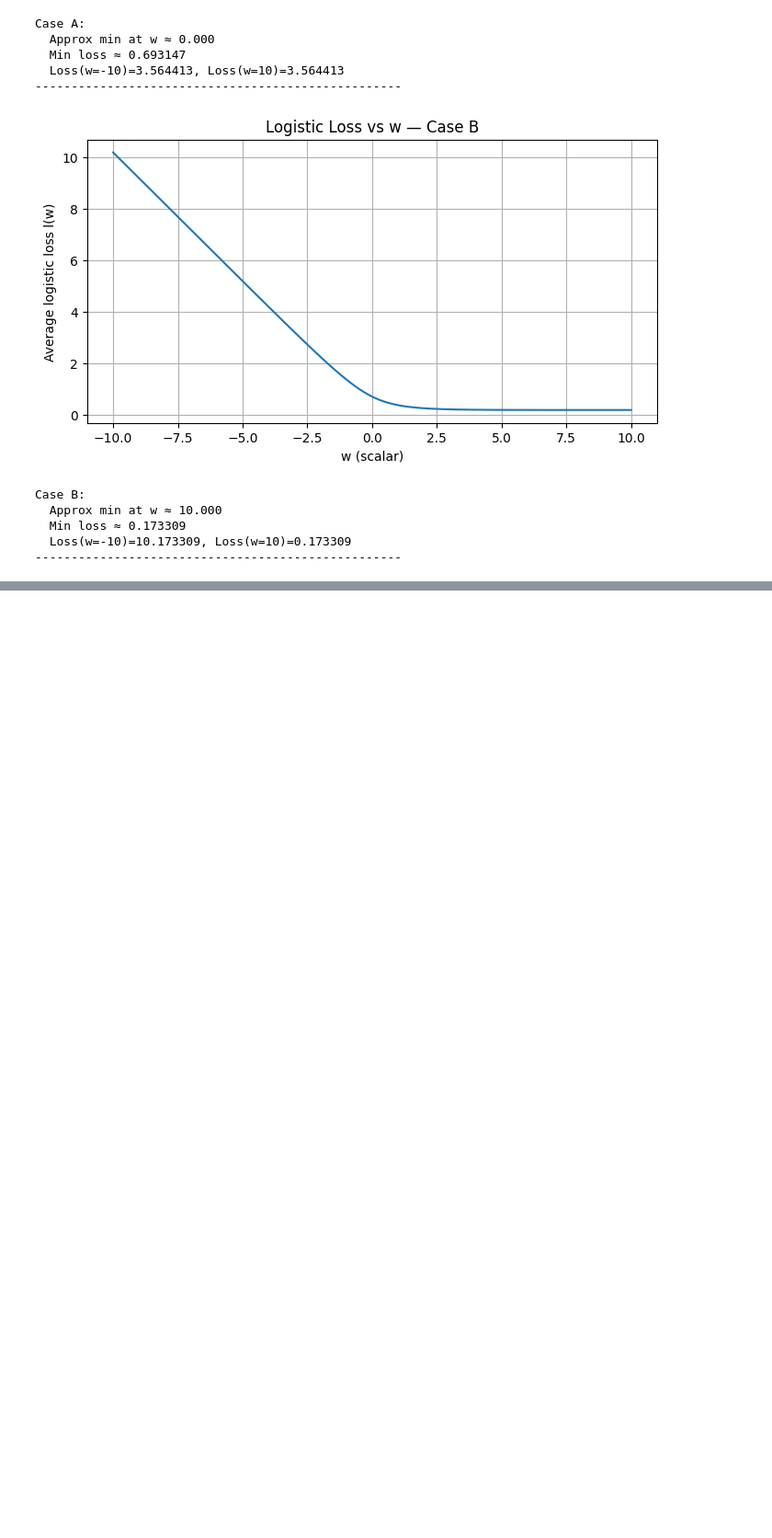
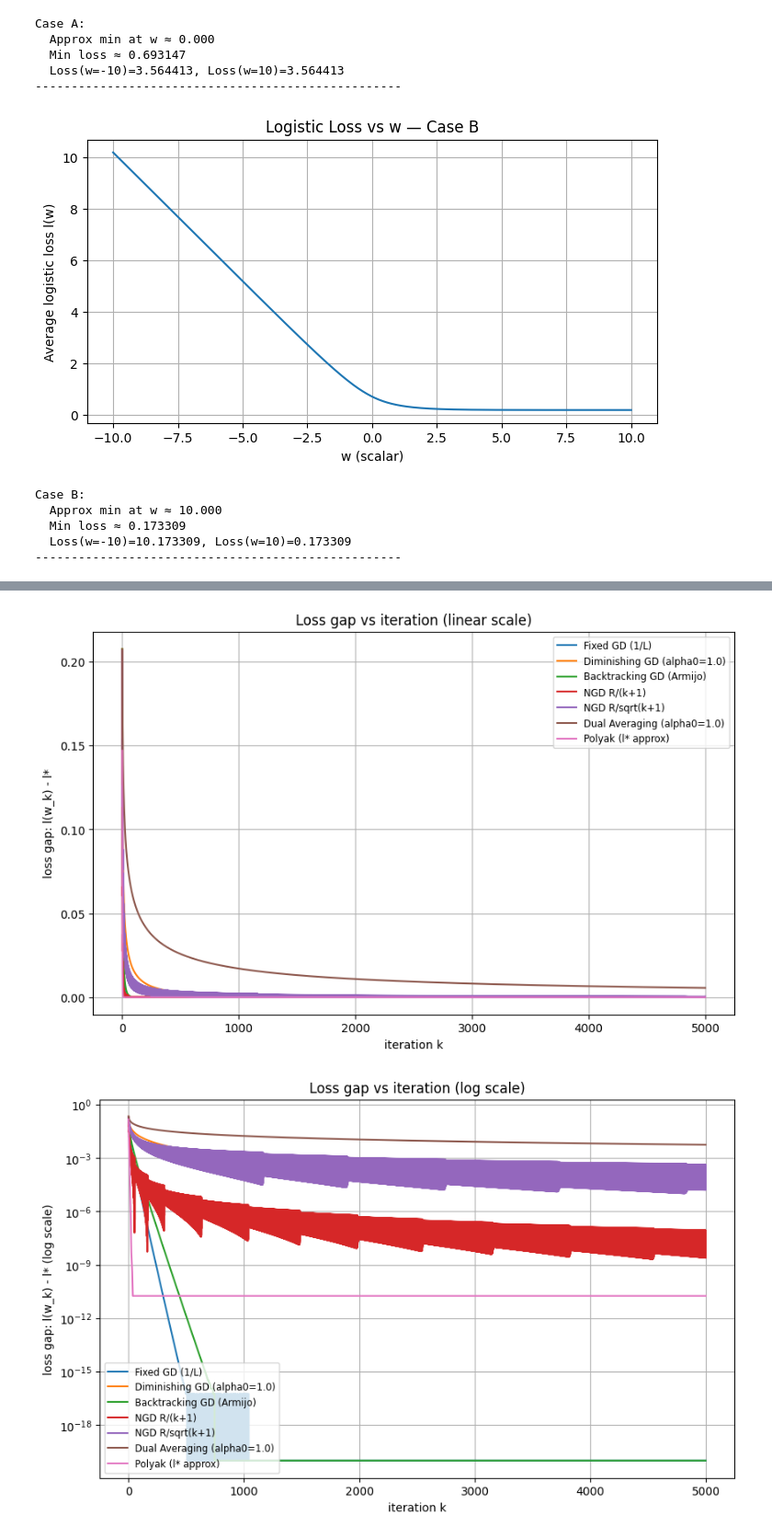
Before and after one commit to SoumyaBhaiya/my-practice, a Jupyter notebook: EEE598finalProject.ipynb, the cells around one changed output, grey strips where cells are left out. Shown at 92% size. Saved outputs shown, nothing was run; the diff lists cells and outputs as text; code cells hidden in the pictures; blank space fills up the shorter version.

```diff
--- a/EEE598finalProject.ipynb
+++ b/EEE598finalProject.ipynb
@@ -58,0 +62,16 @@ Case B:
+# %%
+from sklearn.preprocessing import StandardScaler
+from numpy.linalg import eigvalsh, norm
+from scipy.stats import linregress
+import pandas as pd
+import time
+
+np.random.seed(42)
+
+
+n_samples = 500       #number of samples
+n_features = 20       #feature
+X, y = make_classification(n_samples=n_samples, n_features=n_features,
+                           n_informative=10, n_redundant=2, n_classes=2,
+                           class_sep=1.0, flip_y=0.01, random_state=1)
+y = 2*y - 1           #labels to {-1, +1}
@@ -58,0 +232,44 @@ Case B:
+# %%
+#hyperparameter
+alpha_fixed = 1.0 / L                    #fixed GD step
+alpha0_diminish = 1.0                    #diminishing GD base Tune: smaller if diverging; larger if too slow
+alpha0_da = 1.0                          #dual averaging base
+R_guess = 5.0                            # estimate of ||x0 - x*||; tune by hand
+
+
+# ------ Running the six methods
+methods = {}
+methods["Fixed GD (1/L)"] = run_fixed_gd(alpha_fixed, max_iters)
+methods["Diminishing GD (alpha0=1.0)"] = run_diminishing(alpha0_diminish, max_iters)
+methods["Backtracking GD (Armijo)"] = run_backtracking(max_iters, alpha0=1.0, c=1e-4, tau=0.5)
+methods["NGD R/(k+1)"] = run_ngd("R_over_k_plus_1", R_guess, max_iters)
+methods["NGD R/sqrt(k+1)"] = run_ngd("R_over_sqrt_k_plus_1", R_guess, max_iters)
+methods["Dual Averaging (alpha0=1.0)"] = run_dual_averaging(alpha0_da, max_iters)
+methods["Polyak (l* approx)"] = run_polyak(l_star, max_iters)
+
+# loss n plot
+plt.figure(figsize=(10, 6))
+for name, (w, losses) in methods.items():
+    gap = losses - l_star
+    plt.plot(gap, label=name)
+plt.xlabel("iteration k")
+plt.ylabel("loss gap: l(w_k) - l*")
+plt.title("Loss gap vs iteration (linear scale)")
+plt.legend(fontsize='small')
+plt.grid(True)
+plt.show()
+
+plt.figure(figsize=(10, 6))
+for name, (w, losses) in methods.items():
+    gap = np.maximum(losses - l_star, 1e-20)
+    plt.plot(gap, label=name)
+plt.yscale("log")
+plt.xlabel("iteration k")
+plt.ylabel("loss gap: l(w_k) - l* (log scale)")
+plt.title("Loss gap vs iteration (log scale)")
+plt.legend(fontsize='small')
+plt.grid(True)
+plt.show()
+# %% [output]
+[figure, added]
+[figure, added]
```
Also changed, not shown: parts of 20 cells of this notebook, 1 other file.
